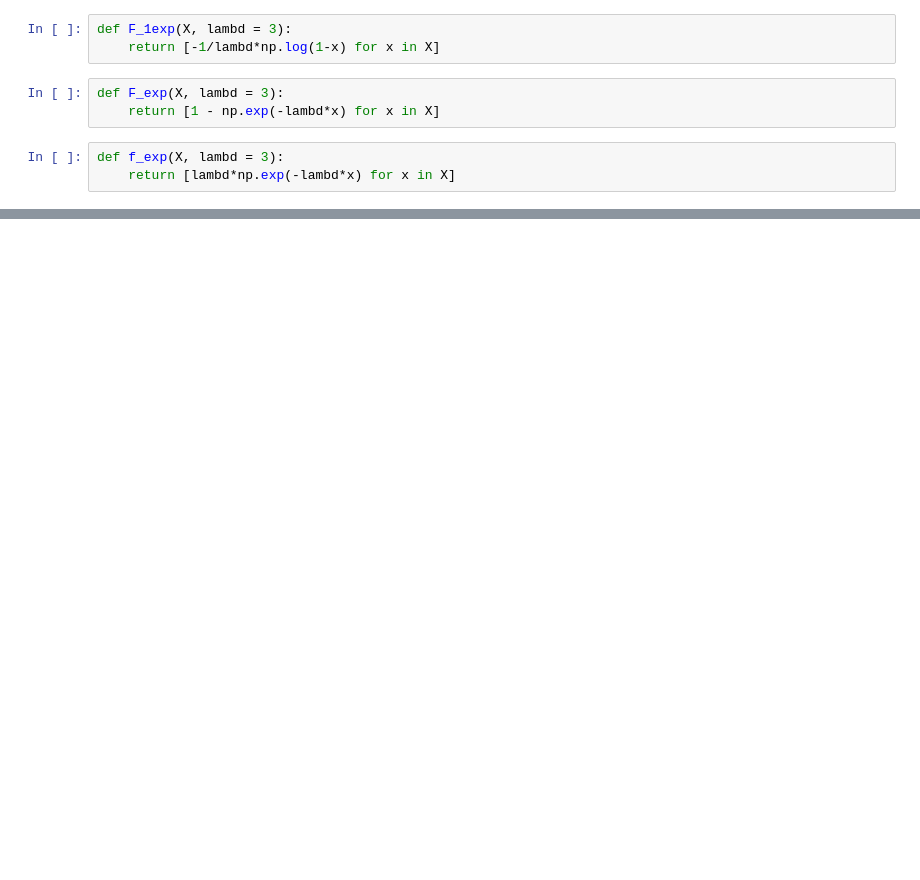
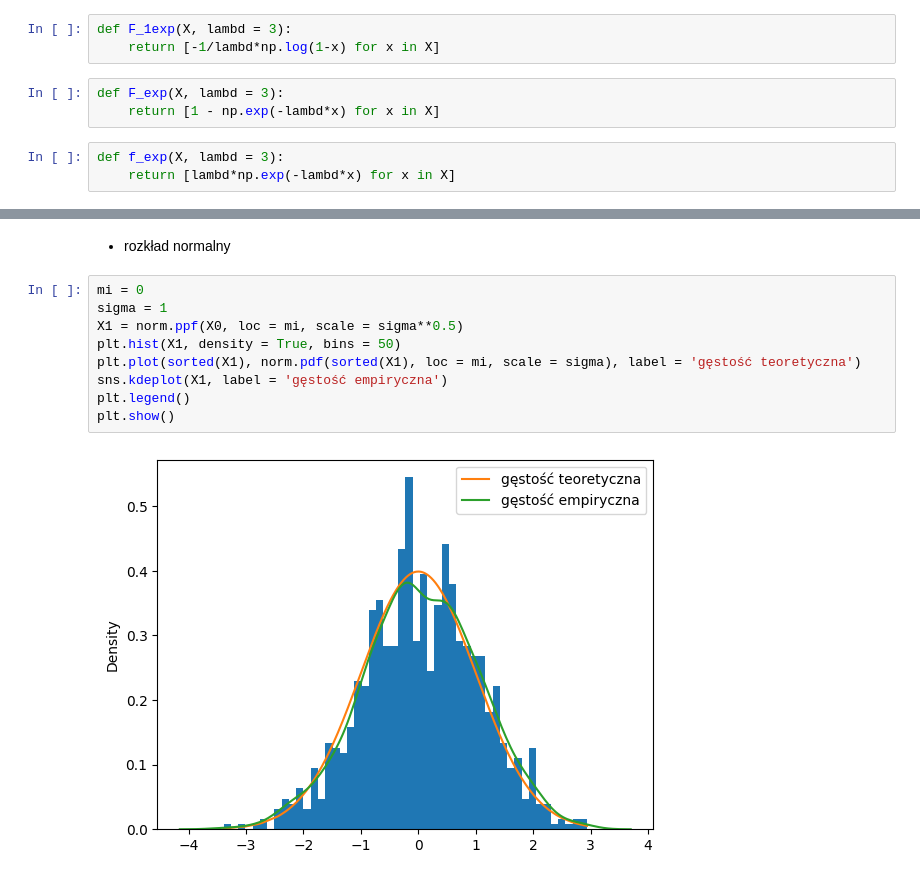
Before and after one commit to MariaNowacka/4-semestr, a Jupyter notebook: symulacje/Nowacka_Lista2.ipynb, the cells around one changed output, grey strips where cells are left out. Drawn from its saved outputs; the diff is of its cells as text; blank space fills up the shorter version.

```diff
--- a/symulacje/Nowacka_Lista2.ipynb
+++ b/symulacje/Nowacka_Lista2.ipynb
@@ -80,0 +113,13 @@ probplot(X, dist = 'expon', plot=plt)
+# %% [markdown]
+* rozkład normalny
+# %%
+mi = 0
+sigma = 1
+X1 = norm.ppf(X0, loc = mi, scale = sigma**0.5)
+plt.hist(X1, density = True, bins = 50)
+plt.plot(sorted(X1), norm.pdf(sorted(X1), loc = mi, scale = sigma), label = 'gęstość teoretyczna')
+sns.kdeplot(X1, label = 'gęstość empiryczna')
+plt.legend()
+plt.show()
+# %% [output]
+[figure, added]
```
Also changed, not shown: parts of 55 cells of this notebook.
